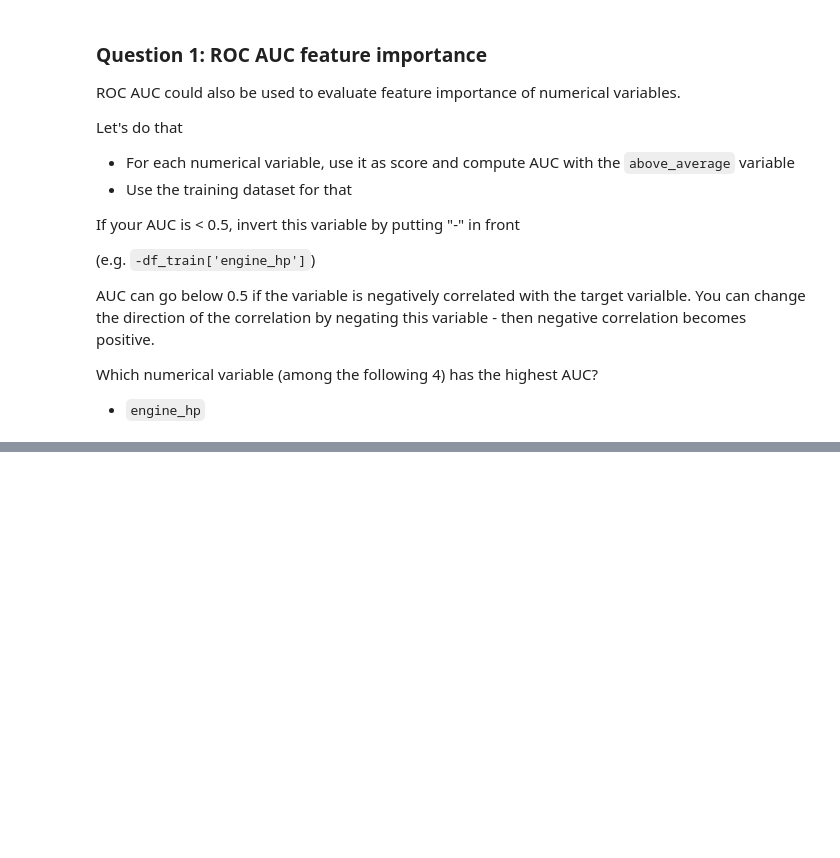
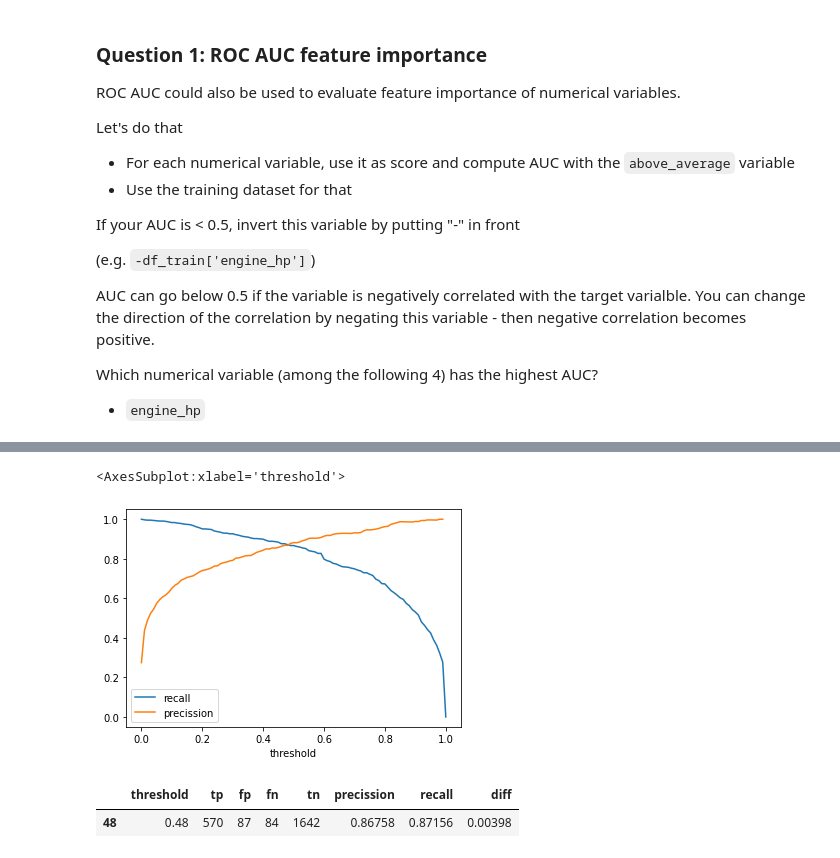
Before and after one commit to Alejobep/machine-learning-zoomcamp, a Jupyter notebook: cohorts/2023/04-evaluation/homework4_ABP.ipynb, the cells around one changed output, grey strips where cells are left out. Cells and saved outputs as stored; diff of their text form; code cells hidden in the pictures; blank space fills up the shorter version.

```diff
--- a/cohorts/2023/04-evaluation/homework4_ABP.ipynb
+++ b/cohorts/2023/04-evaluation/homework4_ABP.ipynb
@@ -220,0 +284,35 @@ What's the AUC of this model on the validation dataset? (round to 3 digits)
+# %%
+scores = []
+
+start = 0
+end =1.0
+step = 0.01
+# treshold = 0.5
+tresholds = np.arange(start,end+step,step)
+
+for treshold in tresholds:
+
+    actual_positive = (y_val==1)
+    actual_negative = (y_val==0)
+
+    predict_positive = (y_pred >= treshold)
+    predict_negative = (y_pred < treshold)
+
+    tp = (predict_positive & actual_positive).sum() #true positive
+    tn = (predict_negative & actual_negative).sum() #true negative
+
+    fp = (predict_positive & actual_negative).sum() #false positive: Predicts positive but is a negative
+    fn = (predict_negative & actual_positive).sum() #false negative: Predicts negative but is a positive
+
+    scores.append((treshold, tp, fp, fn ,tn ))
+
+# precission = tp / (tp + fp)
+# recall     = tp / (tp + fn)
+
+columns = ['threshold', 'tp', 'fp', 'fn', 'tn']
+df_scores = pd.DataFrame(scores, columns=columns)
+
+df_scores['precission'] = df_scores.tp / (df_scores.tp + df_scores.fp)
+df_scores['recall']     = df_scores.tp / (df_scores.tp + df_scores.fn)
+# precission, recall
+df_scores
@@ -221 +333,14 @@ What's the AUC of this model on the validation dataset? (round to 3 digits)
+# %%
+ax = df_scores.plot(x='threshold', y='recall')
+df_scores.plot(x='threshold', y='precission', ax=ax)
+# %% [output]
+<AxesSubplot:xlabel='threshold'>
+[figure, added]
+# %%
+df_scores['diff'] = (df_scores['recall'] - df_scores['precission']).abs()
+
+df_scores.query('diff == diff.min()')
+# %% [output]
+|  | threshold | tp | fp | fn | tn | precission | recall | diff |
+| 48 | 0.48 | 570 | 87 | 84 | 1642 | 0.86758 | 0.87156 | 0.00398 |
 # %% [markdown]
```
Also changed, not shown: parts of 30 cells of this notebook.
